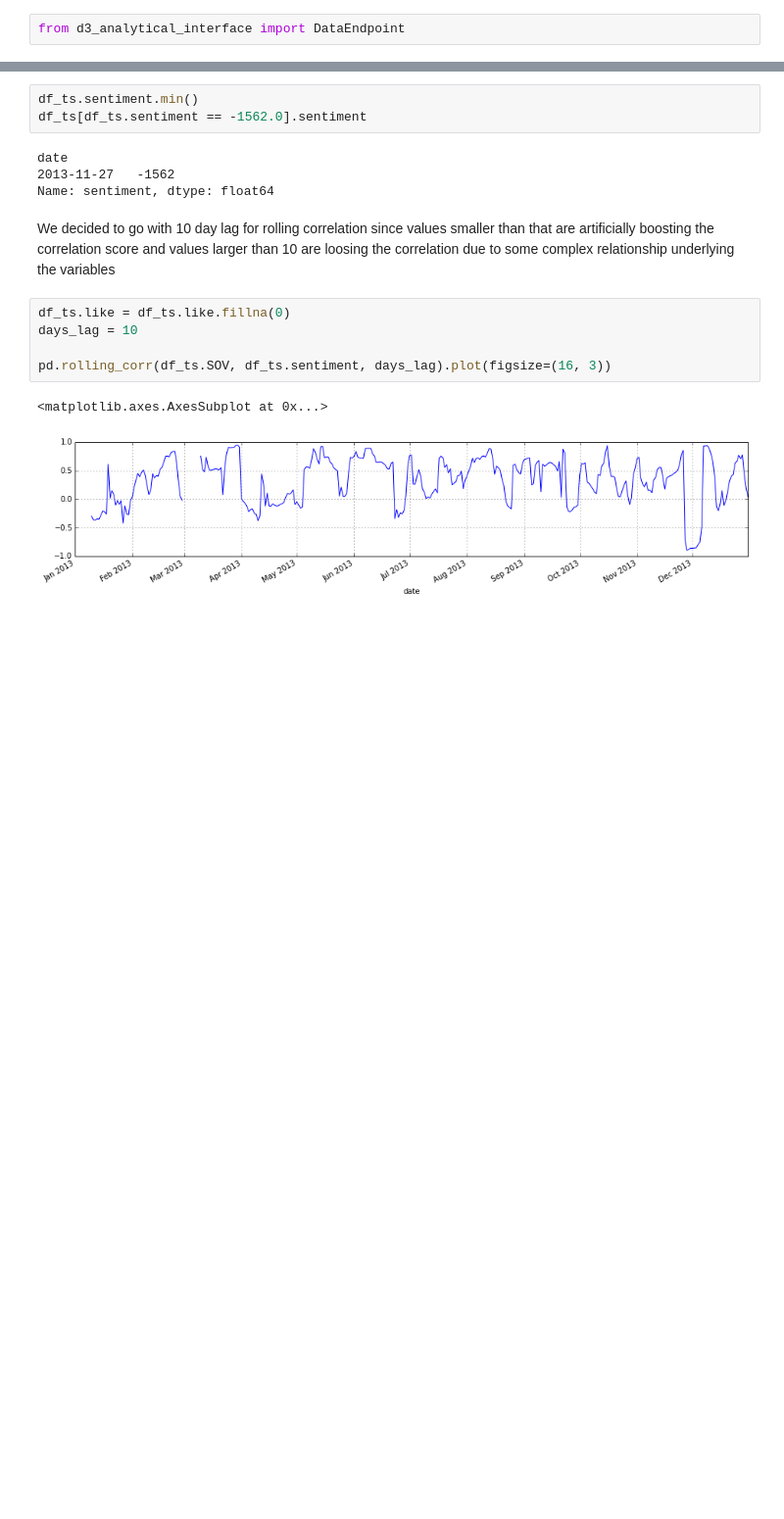
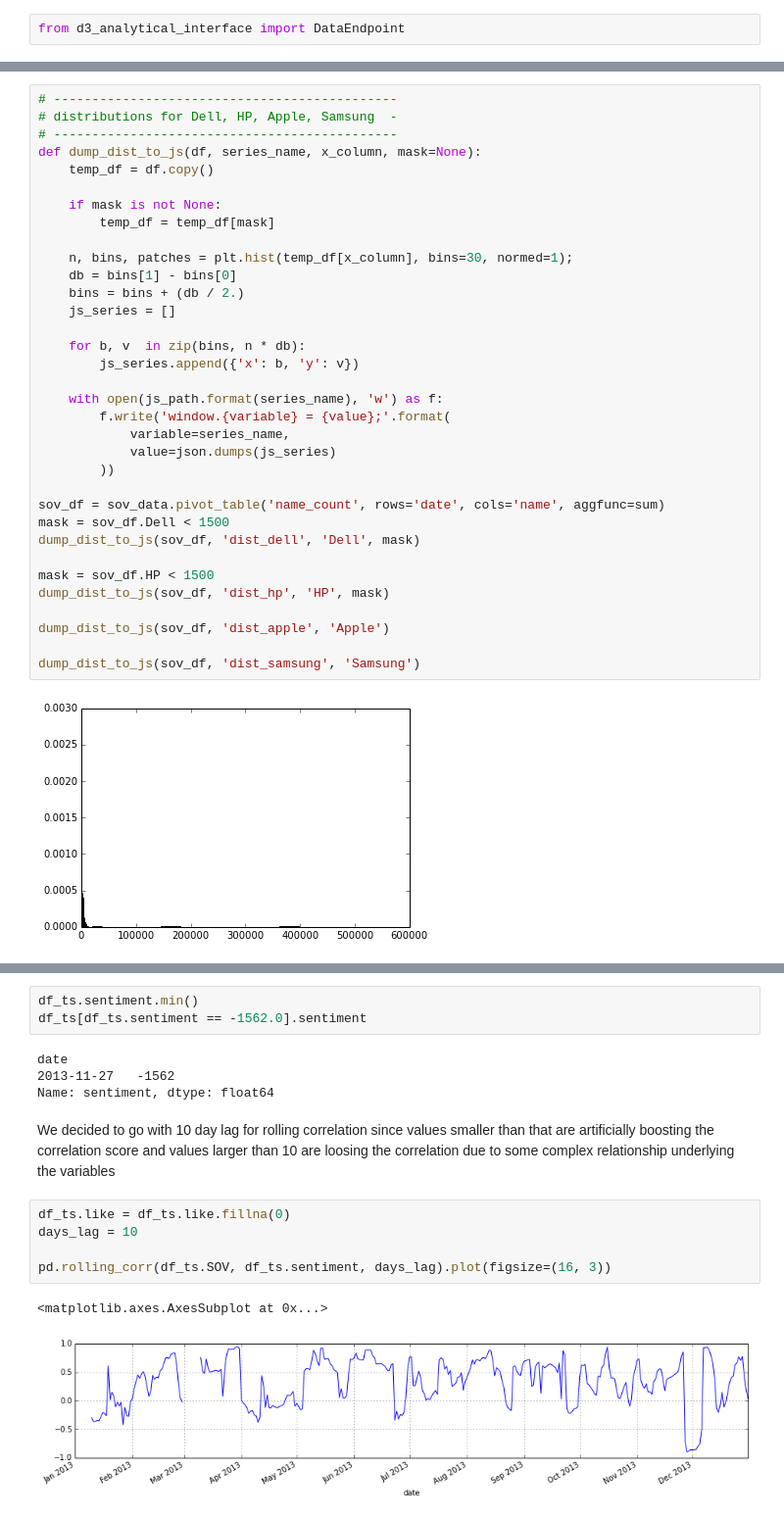
Before and after one commit to maciejATcosphere/paper-mind, a Jupyter notebook: paper_mind/courses/pandas/dell-SOV-data-preparation.ipynb, the cells around one changed output, grey strips where cells are left out. Shown at 98% size. Cells and saved outputs as stored; diff of their text form; blank space fills up the shorter version.

```diff
--- a/paper_mind/courses/pandas/dell-SOV-data-preparation.ipynb
+++ b/paper_mind/courses/pandas/dell-SOV-data-preparation.ipynb
@@ -68,0 +293,36 @@ datetime.date(2013, 7, 28)
+# %%
+# ---------------------------------------------
+# distributions for Dell, HP, Apple, Samsung  -
+# ---------------------------------------------
+def dump_dist_to_js(df, series_name, x_column, mask=None):
+    temp_df = df.copy()
+
+    if mask is not None:
+        temp_df = temp_df[mask]
+
+    n, bins, patches = plt.hist(temp_df[x_column], bins=30, normed=1);
+    db = bins[1] - bins[0]
+    bins = bins + (db / 2.)
+    js_series = []
+
+    for b, v  in zip(bins, n * db):
+        js_series.append({'x': b, 'y': v})
+
+    with open(js_path.format(series_name), 'w') as f:
+        f.write('window.{variable} = {value};'.format(
+            variable=series_name,
+            value=json.dumps(js_series)
+        ))
+
+sov_df = sov_data.pivot_table('name_count', rows='date', cols='name', aggfunc=sum)
+mask = sov_df.Dell < 1500
+dump_dist_to_js(sov_df, 'dist_dell', 'Dell', mask)
+
+mask = sov_df.HP < 1500
+dump_dist_to_js(sov_df, 'dist_hp', 'HP', mask)
+
+dump_dist_to_js(sov_df, 'dist_apple', 'Apple')
+
+dump_dist_to_js(sov_df, 'dist_samsung', 'Samsung')
+# %% [output]
+[figure, added]
```
Also changed, not shown: parts of 45 cells of this notebook, 28 other files.
